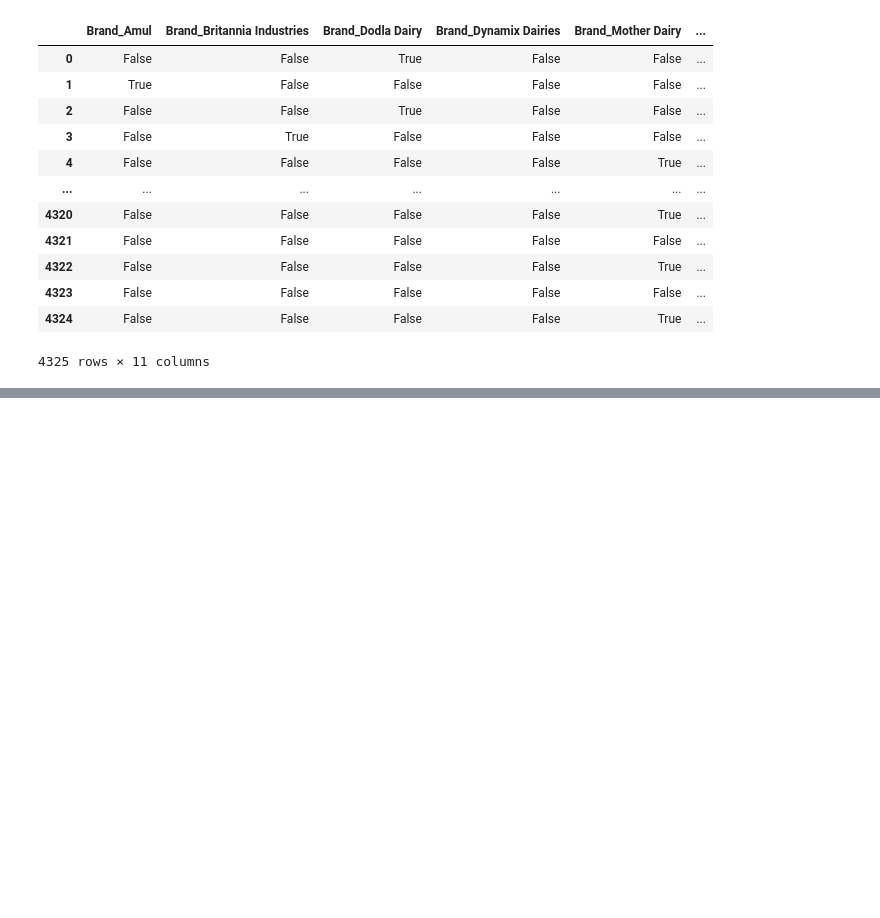
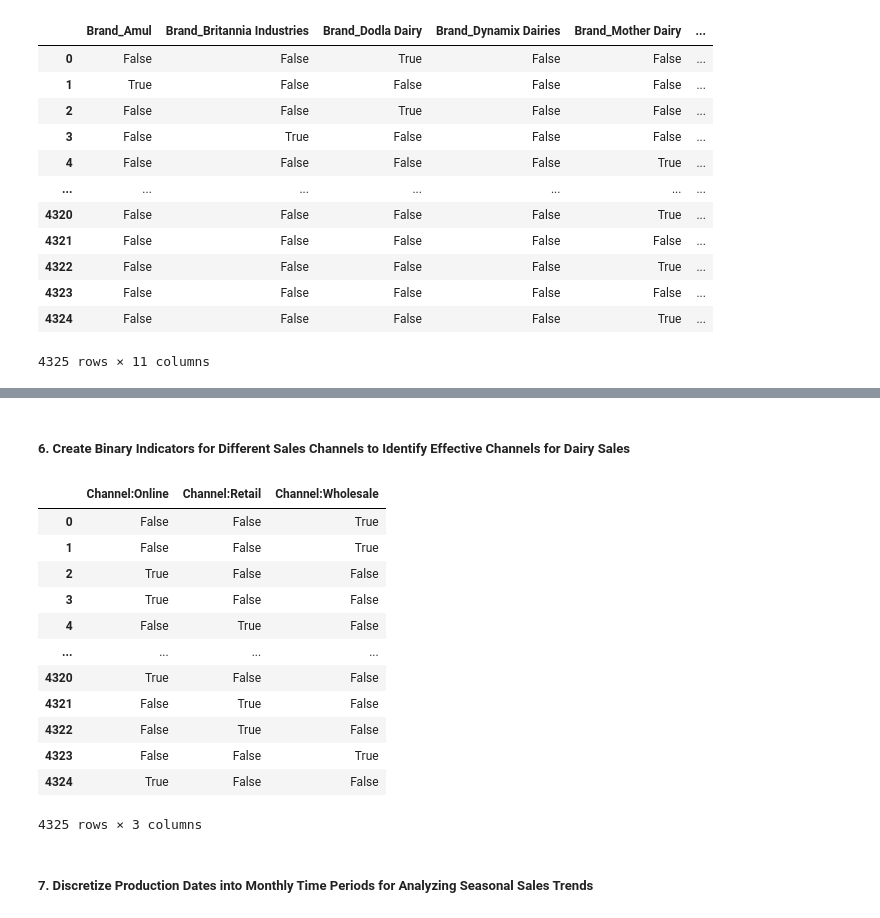
Before and after one commit to OUALi0/Transforming-Data, a Jupyter notebook: project3.ipynb, the cells around one changed output, grey strips where cells are left out. Drawn from its saved outputs; the diff is of its cells as text; code cells hidden in the pictures; blank space fills up the shorter version.

```diff
--- a/project3.ipynb
+++ b/project3.ipynb
@@ -128,0 +165,21 @@ brand_dummies
+# %% [markdown]
+##### 6. Create Binary Indicators for Different Sales Channels to Identify Effective Channels for Dairy Sales
+# %%
+channel_dummies = pd.get_dummies(goods_df['Sales Channel'], prefix='Channel', prefix_sep=':', dtype=bool)
+channel_dummies
+# %% [output]
+|  | Channel:Online | Channel:Retail | Channel:Wholesale |
+| 0 | False | False | True |
+| 1 | False | False | True |
+| 2 | True | False | False |
+| 3 | True | False | False |
+| 4 | False | True | False |
+| ... | ... | ... | ... |
+| 4320 | True | False | False |
+| 4321 | False | True | False |
+| 4322 | False | True | False |
+| 4323 | False | False | True |
+| 4324 | True | False | False |
+4325 rows × 3 columns
+# %% [markdown]
+##### 7. Discretize Production Dates into Monthly Time Periods for Analyzing Seasonal Sales Trends
```
Also changed, not shown: parts of 36 cells of this notebook.
